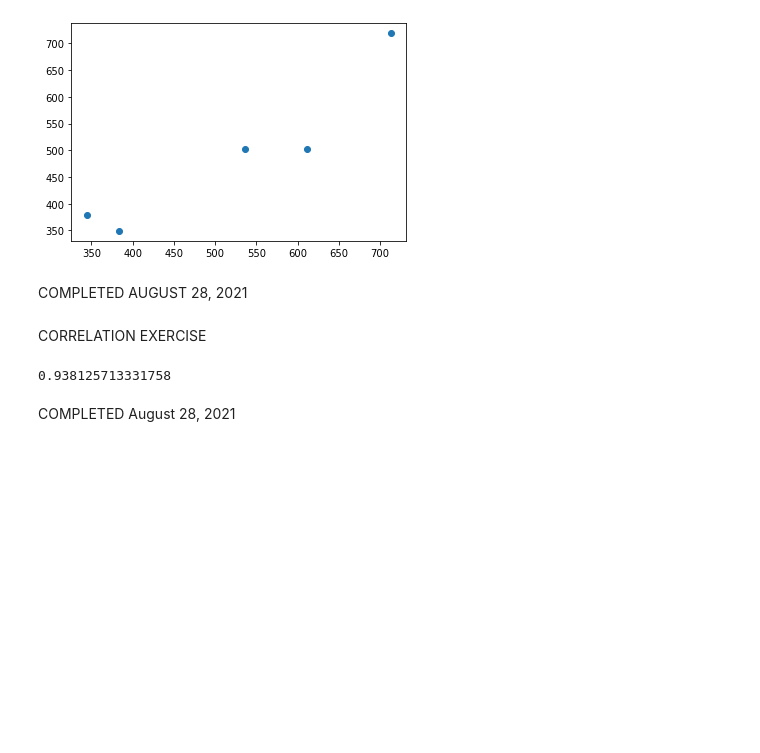
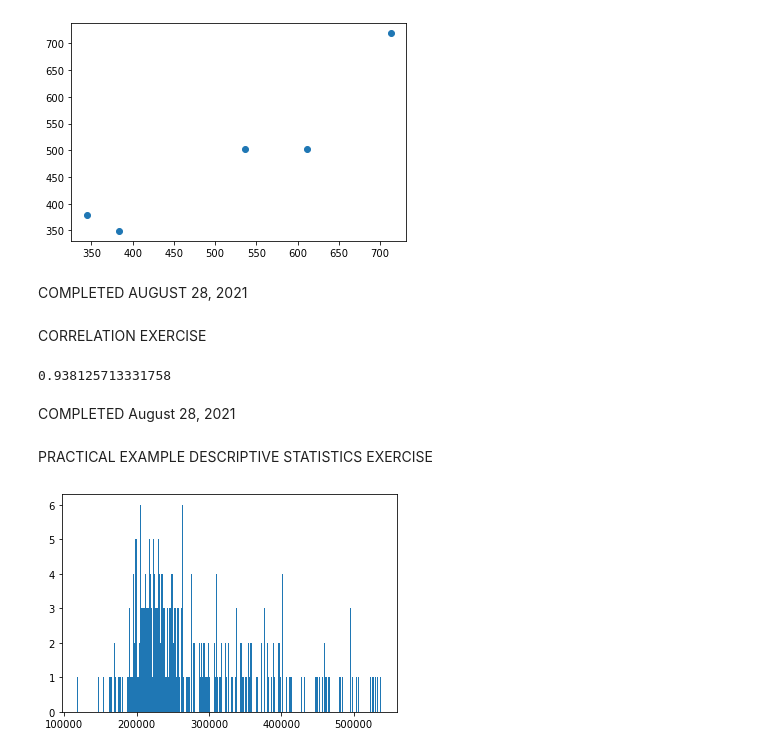
Before and after one commit to Malcolm206/UDEMY_BI_ANALYST, a Jupyter notebook: Untitled.ipynb, the cells around one changed output. Saved outputs shown, nothing was run; the diff lists cells and outputs as text; code cells hidden in the pictures; blank space fills up the shorter version.

Commit message:
completes tasks 1 through 5 in descriptive statistics practical example exercise

```diff
--- a/Untitled.ipynb
+++ b/Untitled.ipynb
@@ -317,3 +317,5 @@ print(correlation)
 # ANSWER: There is a strong correlation between the reading and writing scores in the sample of SAT scores.
 # %% [markdown]
 COMPLETED August 28, 2021
+# %% [markdown]
+PRACTICAL EXAMPLE DESCRIPTIVE STATISTICS EXERCISE
@@ -319,0 +330,43 @@ COMPLETED August 28, 2021
+# %%
+# TASK 2:  Create a frequency distribution graph representing the price (that is a histogram with the highest
+# possible number of bins - 272). Use data on all apartments and offices, no matter if sold or not.
+
+housing_price = [246172.68, 246331.90, 209280.91, 452667.01, 467083.31, 203491.85, 212520.83, 198591.85,
+                 265467.68, 235633.26, 317473.86, 503790.23, 217786.38, 460001.26, 460001.26, 448134.27,
+                 249591.99, 196142.19, 258572.48, 310831.21, 207281.59, 168834.04, 396973.83, 188743.11,
+                 179674.08, 306363.64, 200300.63, 382041.13, 245572.79, 407214.29, 355073.40, 256821.64,
+                 226342.80, 191389.87, 297008.97, 250773.15, 312211.14, 190119.50, 225050.52, 261742.74,
+                 344530.89, 215410.28, 252185.99, 480545.81, 300385.62, 240539.35, 222138.72, 228410.05,
+                 197053.51, 193660.62, 237060.15, 372001.70, 290031.26, 238811.06, 199054.20, 496266.41,
+                 346906.89, 376964.62, 315733.15, 188273.73, 253831.02, 278575.87, 402081.80, 310832.59,
+                 257183.48, 326885.34, 344568.74, 214631.68, 237207.68, 464549.19, 310577.04, 205098.21,
+                 248525.12, 224463.87, 220606.28, 220865.00, 338181.18, 432679.91, 196220.05, 323915.81,
+                 200719.02, 380809.52, 213942.56, 207581.43, 241671.52, 336695.25, 171262.65, 299159.14,
+                 212265.67, 388515.14, 263790.81, 367976.46, 243052.59, 269075.30, 223577.32, 198075.99,
+                 354553.23, 456919.46, 233142.80, 225401.62, 195153.16, 206631.81, 358525.59, 223917.34,
+                 201518.89, 269278.57, 204808.16, 306878.46, 275394.25, 192092.24, 165430.28, 310223.29,
+                 231552.33, 215774.28, 289727.99, 195874.94, 357538.20, 239248.75, 382277.15, 248422.66,
+                 242740.66, 253025.78, 234172.39, 200678.75, 226578.51, 200148.89, 218585.92, 198841.70,
+                 252927.84, 225290.22, 234750.59, 287466.41, 229464.71, 377313.56, 276759.18, 219373.41,
+                 230216.22, 410932.67, 214341.34, 248274.31, 390494.27, 293876.27, 204286.67, 230154.53,
+                 228170.03, 205085.40, 177555.06, 217748.48, 247739.44, 484458.03, 356506.37, 197869.36,
+                 236608.95, 208930.81, 263123.42, 286433.57, 229581.78, 252053.03, 244820.67, 241620.48,
+                 235762.34, 236639.56, 294807.65, 293828.69, 412856.56, 224076.84, 258015.61, 153466.71,
+                 261871.70, 210038.70, 210824.06, 249075.66, 219865.76, 204292.49, 261579.89, 222867.42,
+                 291494.36, 296483.14, 532877.38, 117564.07, 317196.40, 264142.16, 222947.21, 250312.53,
+                 246050.40, 529317.28, 169158.29, 206958.71, 206445.42, 239341.58, 398903.42, 210745.17,
+                 331154.88, 204434.68, 189194.31, 204027.09, 400865.92, 217787.71, 219630.90, 244624.87,
+                 163162.88, 401302.82, 538271.74, 461464.99, 275812.49, 216552.71, 495570.44, 388656.81,
+                 495024.09, 526947.16, 427236.10, 327044.37, 385447.69, 401894.82, 264275.78, 231348.93,
+                 264238.95, 217357.63, 482404.31, 228937.90, 498994.03, 256376.28, 255243.11, 506786.66,
+                 233172.49, 233834.00, 523373.45, 228872.91, 208655.67, 322952.56, 216826.00, 298730.40,
+                 230495.01, 346048.04, 377043.60, 413761.71, 212644.39, 250415.38, 219252.89, 264011.70,
+                 211406.87, 396330.29, 227072.88, 276323.87, 230943.38, 315382.11, 372016.56, 237680.88,
+                 234032.88, 273165.58, 271227.49, 349865.22, 199730.73, 338482.45, 351304.58, 338472.13,
+                 212916.36, 308660.80, 147343.69, 448574.67, 255337.90, 175773.59, 322610.74, 279191.26,
+                 287996.53, 365868.78, 199216.40]
+# %%
+plt.hist(housing_price, bins = 272)
+plt.show();
+# %% [output]
+[figure, added]
```
Also changed, not shown: parts of 6 cells of this notebook.
